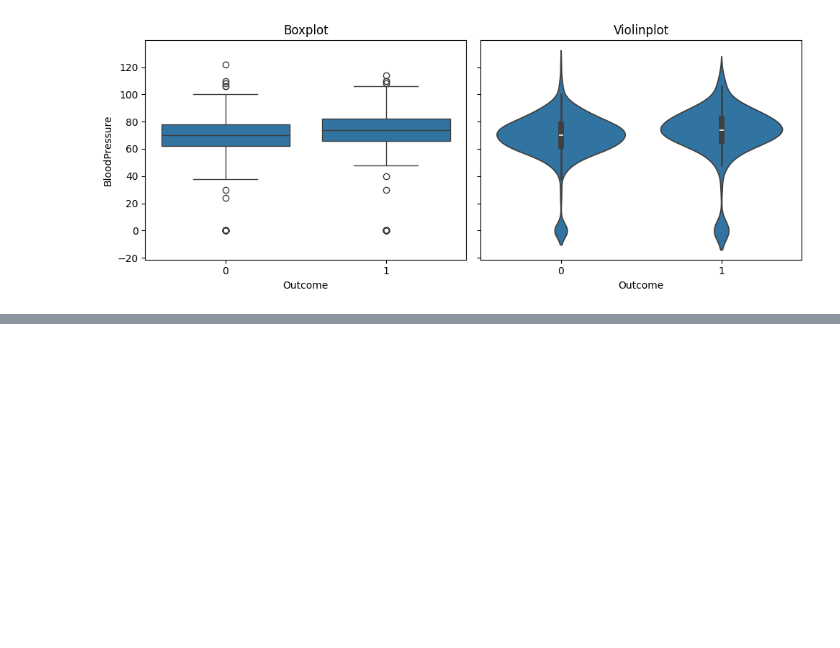
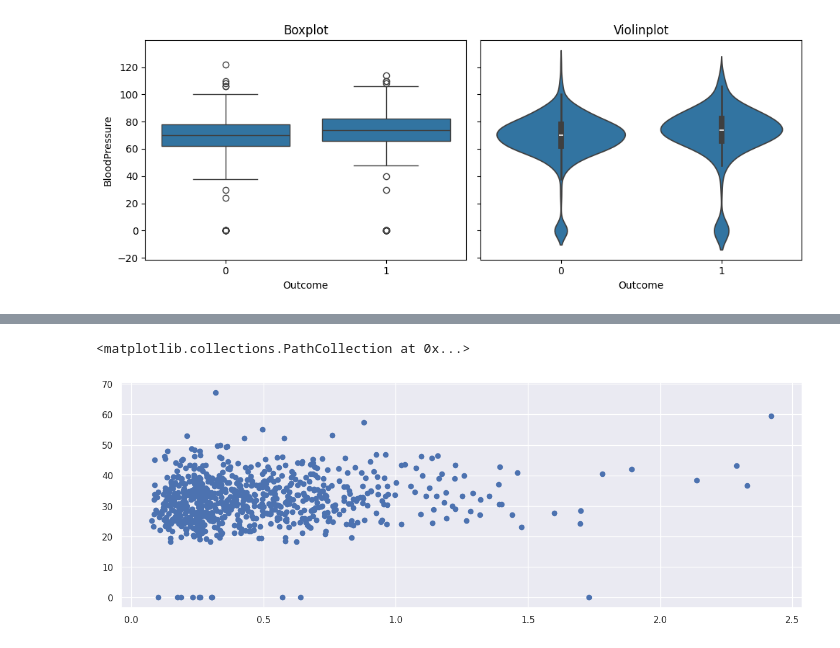
Before and after one commit to MuhammadjonArabov/Python-For-Data-Analytics, a Jupyter notebook: Matplotlib_and_Seaborn.ipynb, the cells around one changed output, grey strips where cells are left out. Drawn from its saved outputs; the diff is of its cells as text; code cells hidden in the pictures; blank space fills up the shorter version.

```diff
--- a/Matplotlib_and_Seaborn.ipynb
+++ b/Matplotlib_and_Seaborn.ipynb
@@ -22,0 +30,7 @@ plt.show()
+# %%
+import matplotlib.pyplot as plt
+
+plt.scatter(diabetes['DiabetesPedigreeFunction'], diabetes['BMI'])
+# %% [output]
+<matplotlib.collections.PathCollection at 0x...>
+[figure, added]
```
Also changed, not shown: parts of 5 cells of this notebook.
